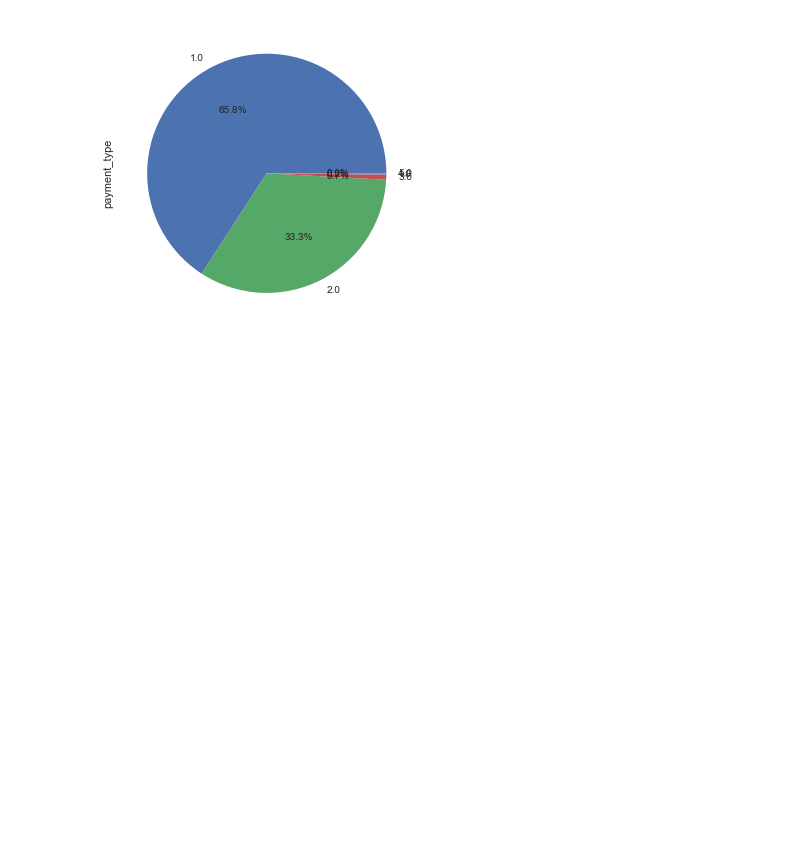
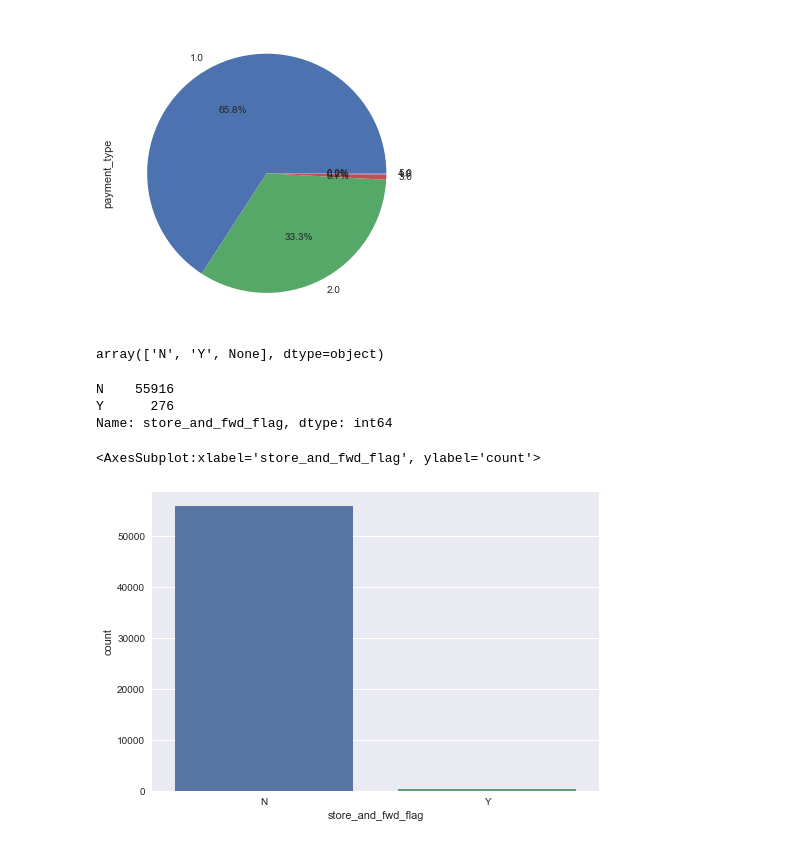
Before and after one commit to abideen-olawuwo/nyc-taxi, a Jupyter notebook: nyc_taxi.ipynb, the cells around one changed output. Saved outputs shown, nothing was run; the diff lists cells and outputs as text; code cells hidden in the pictures; blank space fills up the shorter version.

```diff
--- a/nyc_taxi.ipynb
+++ b/nyc_taxi.ipynb
@@ -194,4 +194,19 @@ df['payment_type'].value_counts().plot(kind='pie',autopct='%1.1f%%')
 # %% [output]
 <AxesSubplot:ylabel='payment_type'>
 [figure]
+# %%
+df['store_and_fwd_flag'].unique()
+# %% [output]
+array(['N', 'Y', None], dtype=object)
+# %%
+df['store_and_fwd_flag'].value_counts()
+# %% [output]
+N    55916
+Y      276
+Name: store_and_fwd_flag, dtype: int64
+# %%
+sns.countplot(x="store_and_fwd_flag", data=df)
+# %% [output]
+<AxesSubplot:xlabel='store_and_fwd_flag', ylabel='count'>
+[figure, added]
 # %%
```
Also changed, not shown: parts of 5 cells of this notebook.
